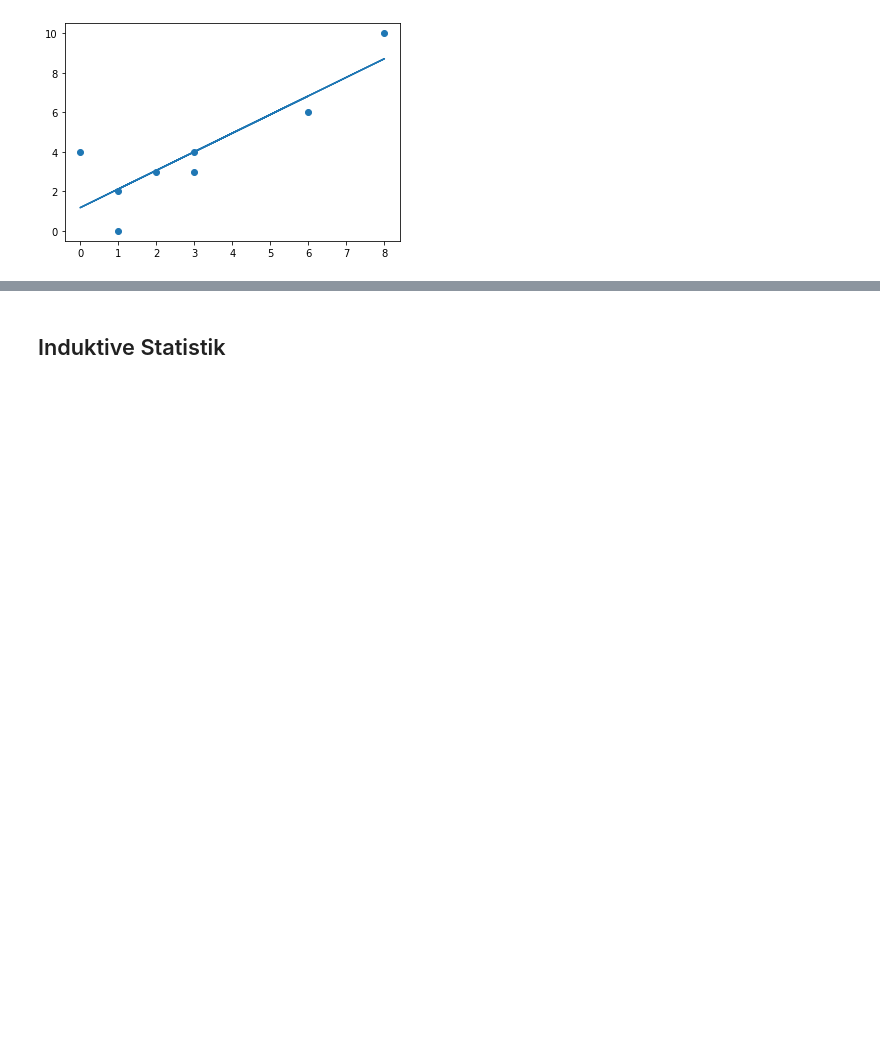
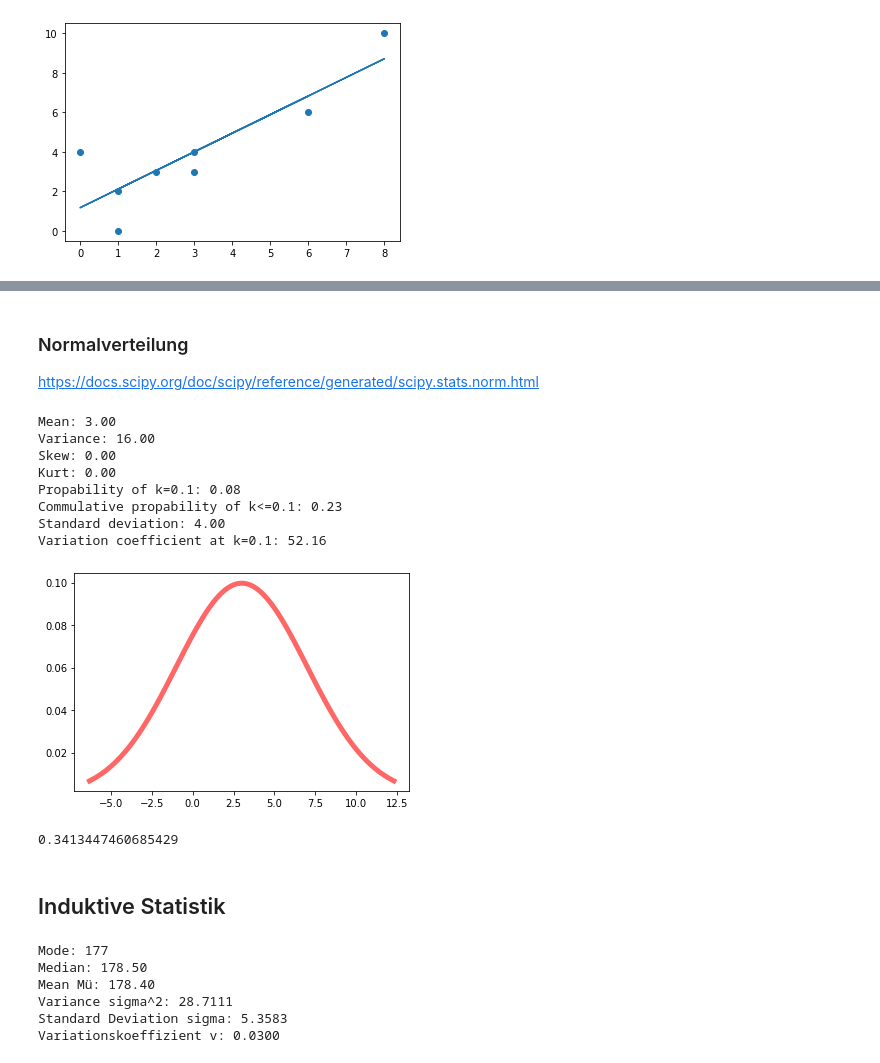
Before and after one commit to relativityhd/KLR-Cheats, a Jupyter notebook: Statistik/statistik.ipynb, the cells around one changed output, grey strips where cells are left out. Saved outputs shown, nothing was run; the diff lists cells and outputs as text; code cells hidden in the pictures; blank space fills up the shorter version.

```diff
--- a/Statistik/statistik.ipynb
+++ b/Statistik/statistik.ipynb
@@ -170,2 +192,51 @@ plt.show()
+# %% [markdown]
+### Normalverteilung
+
+https://docs.scipy.org/doc/scipy/reference/generated/scipy.stats.norm.html
+# %%
+loc, scale = 3, 4
+mean, variance, skew, kurt = norm.stats(loc=loc, scale=scale, moments='mvsk') # mean, variance, skew, kurt
+print(f"Mean: {mean:.2f}")
+print(f"Variance: {variance:.2f}")
+print(f"Skew: {skew:.2f}")
+print(f"Kurt: {kurt:.2f}")
+print(f"Propability of k=0.1: {norm.pdf(0.1, loc=loc, scale=scale):.2f}")
+print(f"Commulative propability of k<=0.1: {norm.cdf(0.1, loc=loc, scale=scale):.2f}")
+print(f"Standard deviation: {norm.std(loc=loc, scale=scale):.2f}")
+print(f"Variation coefficient at k=0.1: {norm.std(loc=loc, scale=scale)/norm.pdf(0.1, loc=loc, scale=scale):.2f}")
+x = np.linspace(norm.ppf(0.01, loc=loc, scale=scale), norm.ppf(0.99, loc=loc, scale=scale), 100)
+plt.plot(x, norm.pdf(x, loc=loc, scale=scale), 'r-', lw=5, alpha=0.6, label='norm pdf')
+plt.show()
+# %% [output]
+Mean: 3.00
+Variance: 16.00
+Skew: 0.00
+Kurt: 0.00
+Propability of k=0.1: 0.08
+Commulative propability of k<=0.1: 0.23
+Standard deviation: 4.00
+Variation coefficient at k=0.1: 52.16
+[figure, added]
+# %%
+norm.cdf(7, loc, scale) - norm.cdf(3, loc, scale)
+# %% [output]
+0.3413447460685429
 # %% [markdown]
 ## Induktive Statistik
+# %%
+data = [1000, 1100, 1100, 1100, 2500, 2600, 2700, 2750, 2790, 2820, 4000, 30000]#
+data = [176, 180, 181, 168, 177, 186, 184, 173, 182, 177]
+mean = statistics.fmean(data)
+print(f"Mode: {statistics.mode(data)}")
+print(f"Median: {statistics.median(data):.2f}")
+print(f"Mean Mü: {statistics.fmean(data):.2f}")
+print(f"Variance sigma^2: {statistics.variance(data, mean):.4f}")
+print(f"Standard Deviation sigma: {statistics.stdev(data, mean):.4f}")
+print(f"Variationskoeffizient v: {statistics.stdev(data, mean)/statistics.mean(data):.4f}")
+# %% [output]
+Mode: 177
+Median: 178.50
+Mean Mü: 178.40
+Variance sigma^2: 28.7111
+Standard Deviation sigma: 5.3583
+Variationskoeffizient v: 0.0300
```
Also changed, not shown: parts of 13 cells of this notebook.
